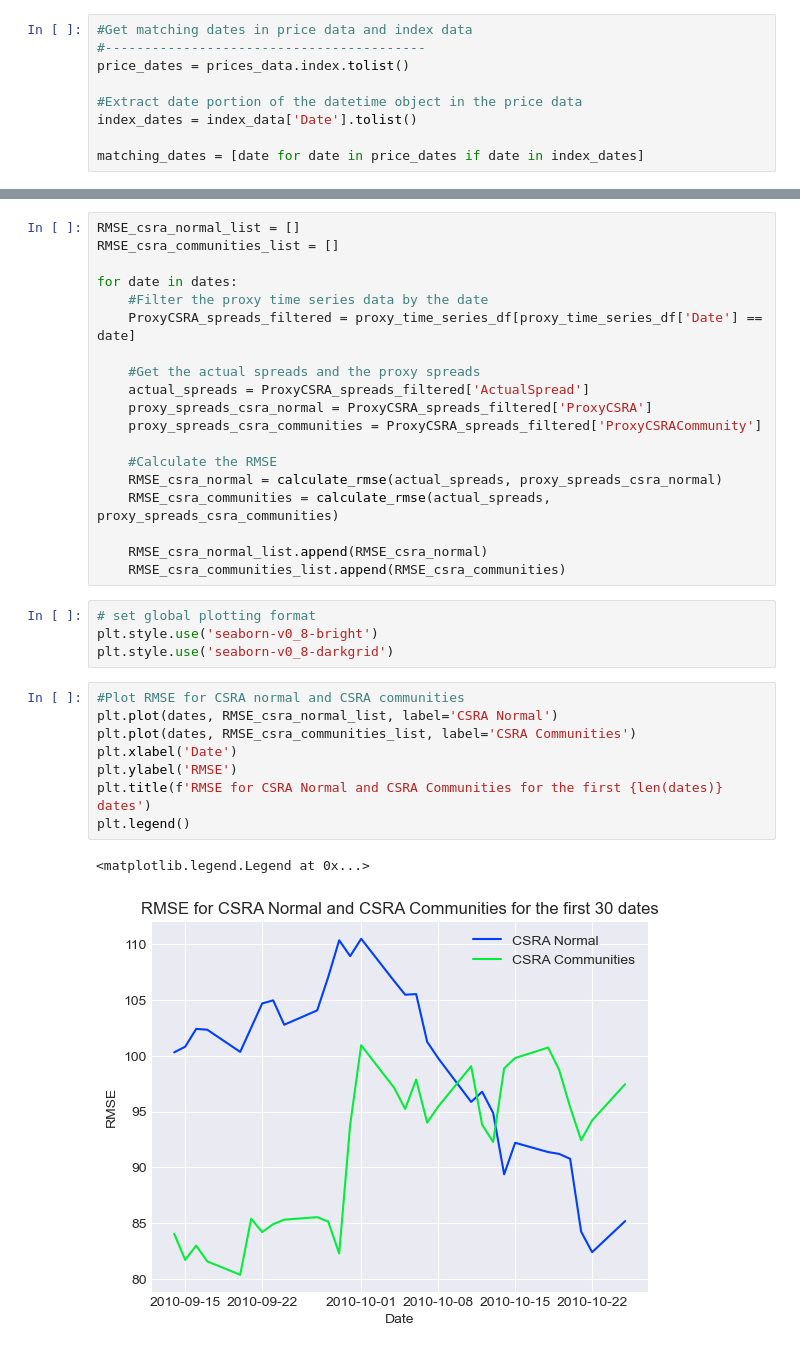
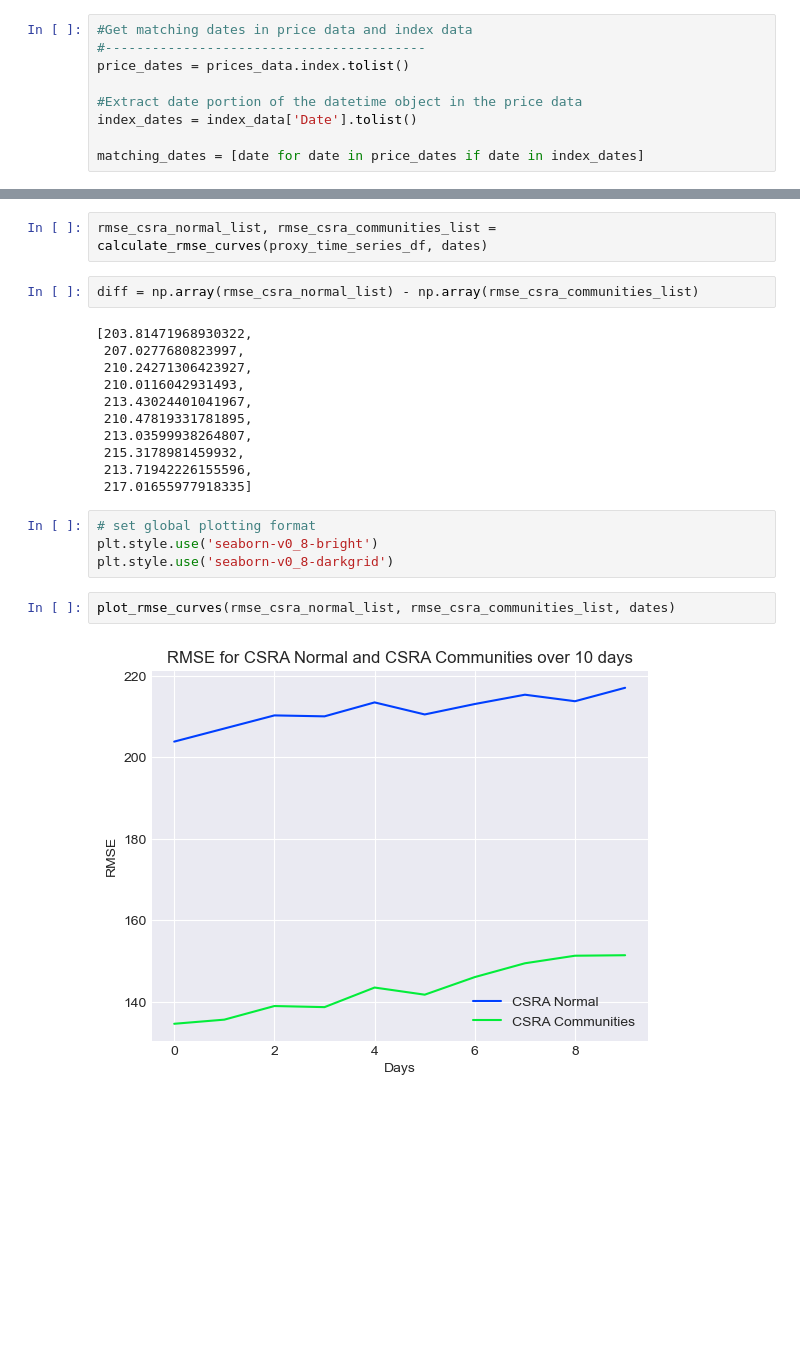
Before and after one commit to KLCALAW/ATCF, a Jupyter notebook: proxy_method_results.ipynb, the cells around one changed output, grey strips where cells are left out. Drawn from its saved outputs; the diff is of its cells as text; blank space fills up the shorter version.

```diff
--- a/proxy_method_results.ipynb
+++ b/proxy_method_results.ipynb
@@ -74,34 +75,23 @@ proxy_time_series_df
-# %%
-RMSE_csra_normal_list = []
-RMSE_csra_communities_list = []
-
-for date in dates:
-    #Filter the proxy time series data by the date
-    ProxyCSRA_spreads_filtered = proxy_time_series_df[proxy_time_series_df['Date'] == date]
-
-    #Get the actual spreads and the proxy spreads
-    actual_spreads = ProxyCSRA_spreads_filtered['ActualSpread']
-    proxy_spreads_csra_normal = ProxyCSRA_spreads_filtered['ProxyCSRA']
-    proxy_spreads_csra_communities = ProxyCSRA_spreads_filtered['ProxyCSRACommunity']
-
-    #Calculate the RMSE
-    RMSE_csra_normal = calculate_rmse(actual_spreads, proxy_spreads_csra_normal)
-    RMSE_csra_communities = calculate_rmse(actual_spreads, proxy_spreads_csra_communities)
-
-    RMSE_csra_normal_list.append(RMSE_csra_normal)
-    RMSE_csra_communities_list.append(RMSE_csra_communities)
+# %%
+rmse_csra_normal_list, rmse_csra_communities_list = calculate_rmse_curves(proxy_time_series_df, dates)
+# %%
+diff = np.array(rmse_csra_normal_list) - np.array(rmse_csra_communities_list)
+# %% [output]
+[203.81471968930322,
+ 207.0277680823997,
+ 210.24271306423927,
+ 210.0116042931493,
+ 213.43024401041967,
+ 210.47819331781895,
+ 213.03599938264807,
+ 215.3178981459932,
+ 213.71942226155596,
+ 217.01655977918335]
 # %%
 # set global plotting format
 plt.style.use('seaborn-v0_8-bright')
 plt.style.use('seaborn-v0_8-darkgrid')
-# %%
-#Plot RMSE for CSRA normal and CSRA communities
-plt.plot(dates, RMSE_csra_normal_list, label='CSRA Normal')
-plt.plot(dates, RMSE_csra_communities_list, label='CSRA Communities')
-plt.xlabel('Date')
-plt.ylabel('RMSE')
-plt.title(f'RMSE for CSRA Normal and CSRA Communities for the first {len(dates)} dates')
-plt.legend()
-# %% [output]
-<matplotlib.legend.Legend at 0x...>
-[figure, removed]
+# %%
+plot_rmse_curves(rmse_csra_normal_list, rmse_csra_communities_list, dates)
+# %% [output]
+[figure, added]
```
Also changed, not shown: parts of 4 cells of this notebook, 1 other file.
